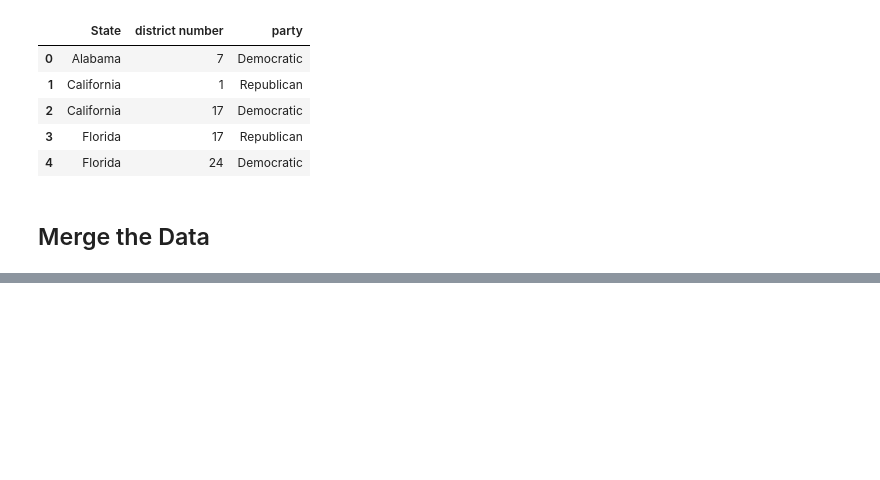
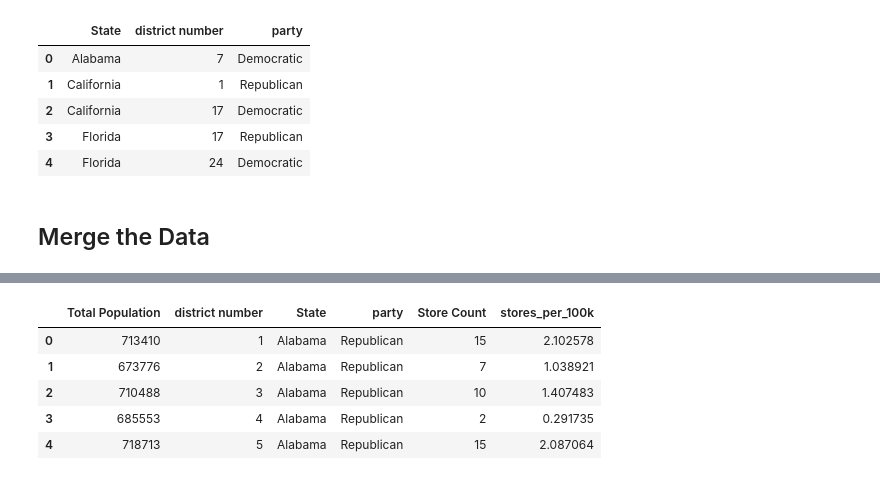
Before and after one commit to evroth/331-repo-demo, a Jupyter notebook: Congressional_Analysis.ipynb, the cells around one changed output, grey strips where cells are left out. Saved outputs shown, nothing was run; the diff lists cells and outputs as text; code cells hidden in the pictures; blank space fills up the shorter version.

```diff
--- a/Congressional_Analysis.ipynb
+++ b/Congressional_Analysis.ipynb
@@ -293,0 +302,10 @@ combined_df.head()
+# %%
+combined_df['stores_per_100k'] = 100000*(combined_df['Store Count'] / combined_df['Total Population'])
+combined_df.head()
+# %% [output]
+|  | Total Population | district number | State | party | Store Count | stores_per_100k |
+| 0 | 713410 | 1 | Alabama | Republican | 15 | 2.102578 |
+| 1 | 673776 | 2 | Alabama | Republican | 7 | 1.038921 |
+| 2 | 710488 | 3 | Alabama | Republican | 10 | 1.407483 |
+| 3 | 685553 | 4 | Alabama | Republican | 2 | 0.291735 |
+| 4 | 718713 | 5 | Alabama | Republican | 15 | 2.087064 |
```
Also changed, not shown: parts of 3 cells of this notebook.
